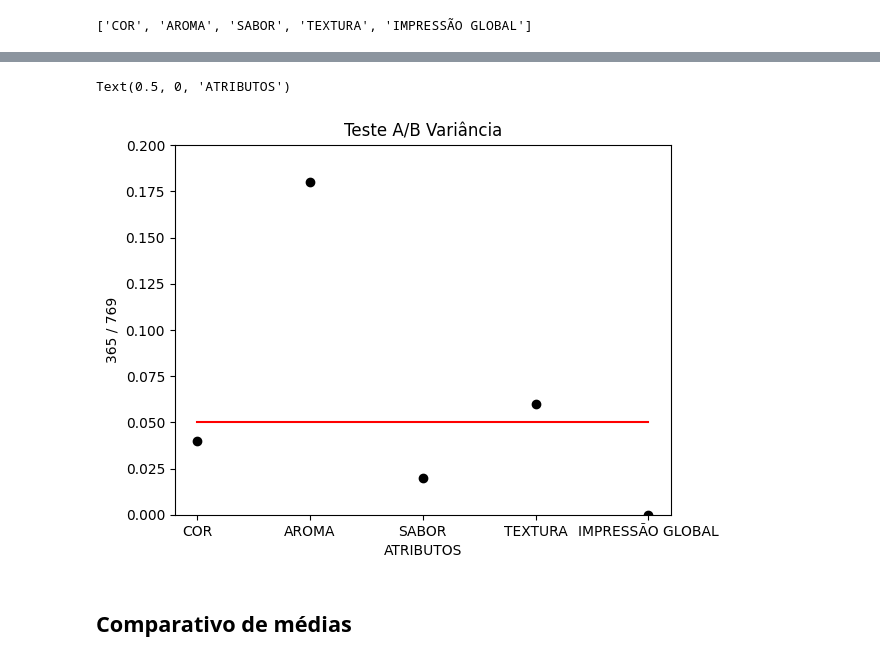
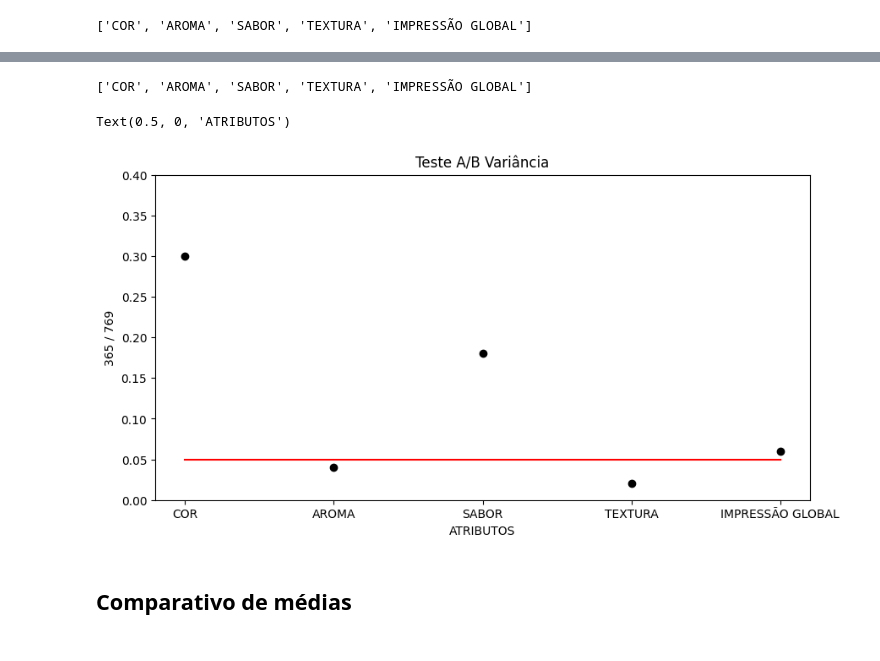
Before and after one commit to CarlosDouradoPGR/Portifolio, a Jupyter notebook: Analise_comercial/Bala_acai.ipynb, the cells around one changed output, grey strips where cells are left out. Cells and saved outputs as stored; diff of their text form; code cells hidden in the pictures.

```diff
--- a/Analise_comercial/Bala_acai.ipynb
+++ b/Analise_comercial/Bala_acai.ipynb
@@ -266,16 +271,20 @@ AB_test_v
+# %%
+categories
+# %% [output]
+['COR', 'AROMA', 'SABOR', 'TEXTURA', 'IMPRESSÃO GLOBAL']
 # %%
-fig, ax = plt.subplots()
+fig, ax = plt.subplots(figsize=(10,5))
 
-ax.scatter(categories, AB_test_v["A/B"], color='black')
-ax.set(ylim=(0,0.2))
+ax.scatter(categories, [0.3,0.04,0.18,0.02,0.06], color='black')
+ax.set(ylim=(0,0.4))
 ax.axhline(y=0.5, color='r')
 ax.set(title="Teste A/B Variância")
 ax.plot(categories, [0.05] * 5, color="r")
 plt.ylabel("365 / 769")
 plt.xlabel('ATRIBUTOS')
 # %% [output]
 Text(0.5, 0, 'ATRIBUTOS')
-[figure, old version]
+[figure, new version]
 # %% [markdown]
 ## Comparativo de médias
 # %% [markdown]
```
Also changed, not shown: parts of 44 cells of this notebook, 2 other files.
